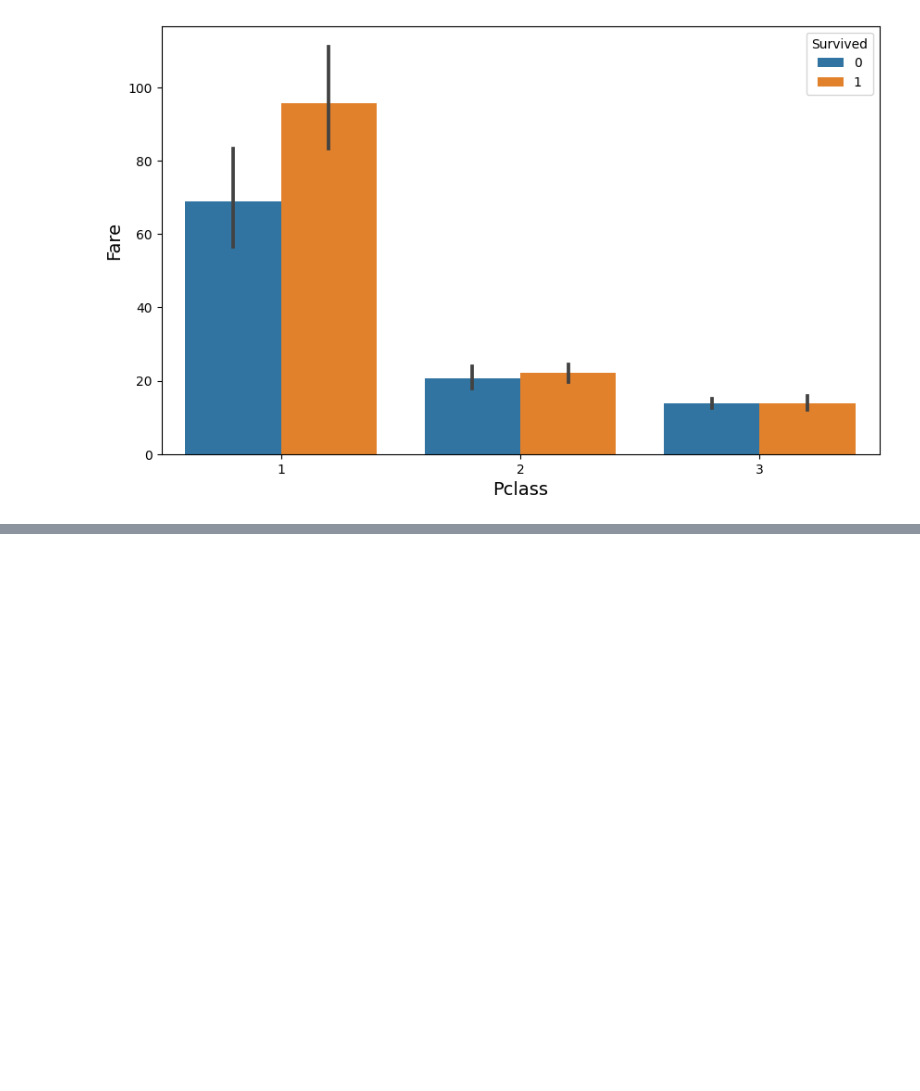
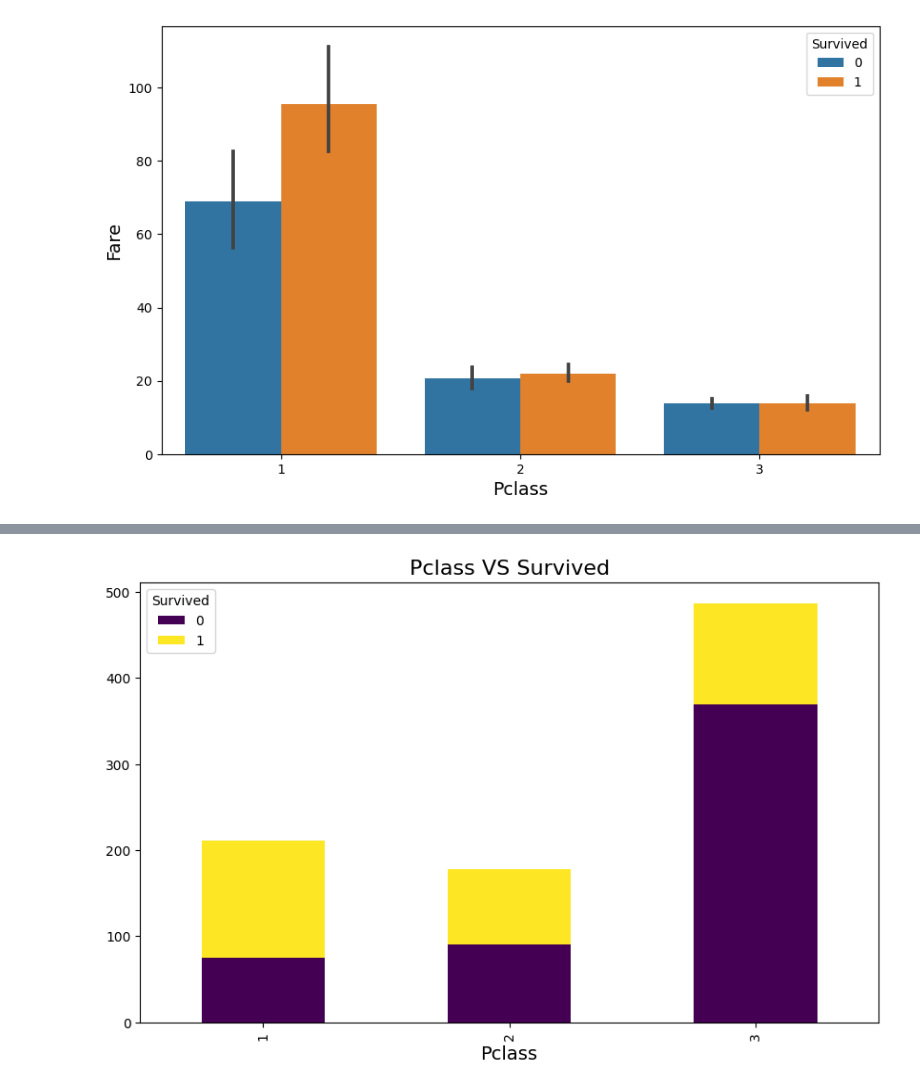
Before and after one commit to chikeibezim/titanic_survival_prediciton, a Jupyter notebook: titanic-survival-prediction.ipynb, the cells around one changed output, grey strips where cells are left out. Cells and saved outputs as stored; diff of their text form; code cells hidden in the pictures; blank space fills up the shorter version.

```diff
--- a/titanic-survival-prediction.ipynb
+++ b/titanic-survival-prediction.ipynb
@@ -176,0 +182,6 @@ sns.barplot(titanic_df, x="Pclass", y="Fare", hue="Survived")
+# %%
+# using contingency tables to find correlations
+
+passesngers_preq = pd.crosstab(titanic_df.Pclass, titanic_df.Survived)
+
+passesngers_preq/len(titanic_df)
@@ -176,0 +194,6 @@ sns.barplot(titanic_df, x="Pclass", y="Fare", hue="Survived")
+# %%
+passesngers_preq.plot(kind="bar", stacked=True, colormap="viridis")
+plt.title("Pclass VS Survived")
+plt.show()
+# %% [output]
+[figure, added]
```
Also changed, not shown: parts of 26 cells of this notebook.
